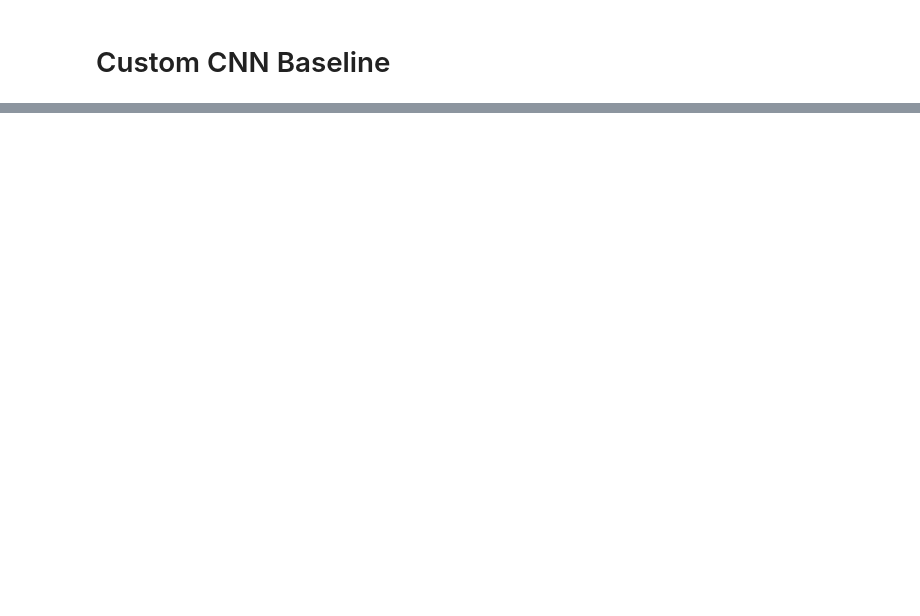
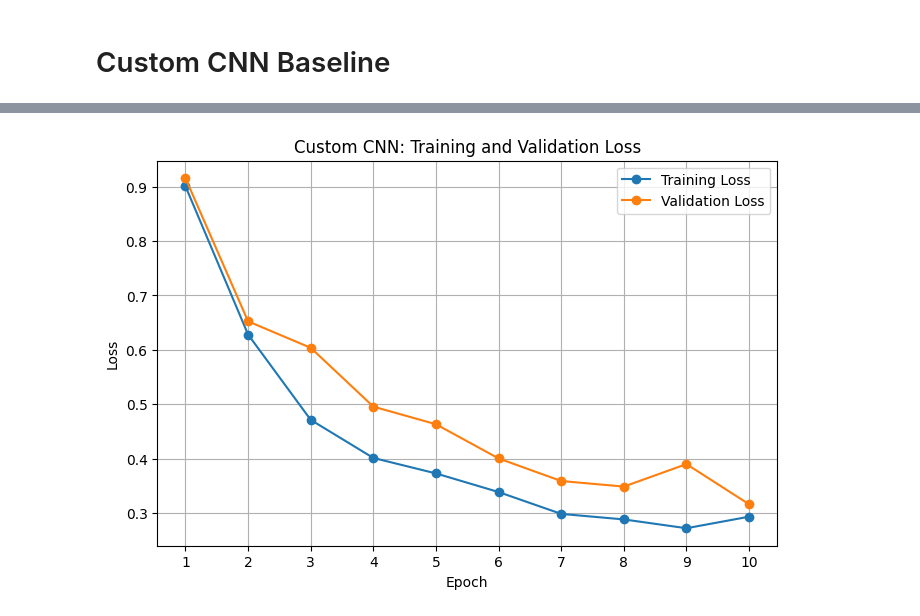
Before and after one commit to Jamiul-kawsar/covid_chest_x-ray_curated_dataset, a Jupyter notebook: notebooks/COVID_Chest_X_Ray_Research_Project_Curated_Dataset.ipynb, the cells around one changed output, grey strips where cells are left out. Cells and saved outputs as stored; diff of their text form; code cells hidden in the pictures; blank space fills up the shorter version.

Commit message:
Add custom CNN training and best model checkpointing

```diff
--- a/notebooks/COVID_Chest_X_Ray_Research_Project_Curated_Dataset.ipynb
+++ b/notebooks/COVID_Chest_X_Ray_Research_Project_Curated_Dataset.ipynb
@@ -791,0 +852,13 @@ Output shape: torch.Size([32, 3])
+# %%
+# Create a fresh model for the actual baseline experiment
+model = CustomCNN(num_classes=NUM_CLASSES).to(device)
+
+criterion = nn.CrossEntropyLoss()
+
+optimizer = torch.optim.Adam(
+    model.parameters(),
+    lr=LEARNING_RATE
+)
+
+print("Fresh model created.")
+print("Device:", next(model.parameters()).device)
@@ -791,0 +868,3 @@ Output shape: torch.Size([32, 3])
+# %%
+best_val_loss = float("inf")
+best_model_path = "best_custom_cnn.pth"
@@ -791,0 +1018,31 @@ Output shape: torch.Size([32, 3])
+# %%
+#
+epochs = range(1, NUM_EPOCHS + 1)
+
+plt.figure(figsize=(8, 5))
+
+plt.plot(
+    epochs,
+    train_losses,
+    marker="o",
+    label="Training Loss"
+)
+
+plt.plot(
+    epochs,
+    val_losses,
+    marker="o",
+    label="Validation Loss"
+)
+
+plt.xlabel("Epoch")
+plt.ylabel("Loss")
+plt.title("Custom CNN: Training and Validation Loss")
+
+plt.xticks(epochs)
+plt.legend()
+plt.grid(True)
+
+plt.show()
+# %% [output]
+[figure, added]
```
Also changed, not shown: parts of 17 cells of this notebook.
